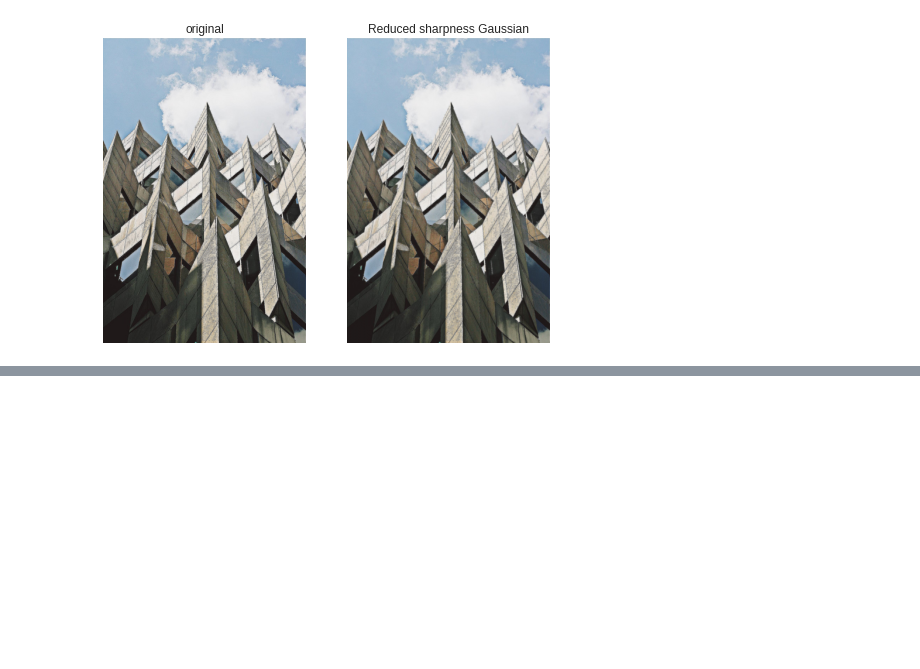
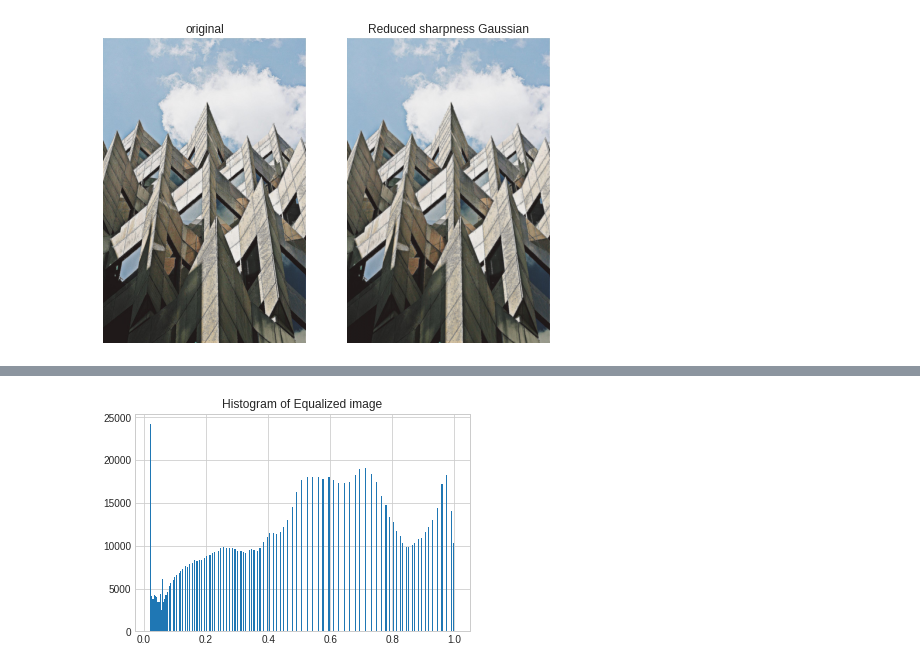
Before and after one commit to Naimul-Islam-Siam/Image-Processing, a Jupyter notebook: Image Processing in Python/2. Filters, Contrast, Transformation and Morphology/image_processing2.ipynb, the cells around one changed output, grey strips where cells are left out. Saved outputs shown, nothing was run; the diff lists cells and outputs as text; code cells hidden in the pictures; blank space fills up the shorter version.

```diff
--- a/Image Processing in Python/2. Filters, Contrast, Transformation and Morphology/image_processing2.ipynb
+++ b/Image Processing in Python/2. Filters, Contrast, Transformation and Morphology/image_processing2.ipynb
@@ -102,0 +153,6 @@ plot_comparison(building_image, gaussian_image, "Reduced sharpness Gaussian");
+# %%
+plt.title('Histogram of Equalized image')
+plt.hist(xray_image_eq.ravel(), bins=256)
+plt.show()
+# %% [output]
+[figure, added]
```
Also changed, not shown: parts of 8 cells of this notebook.
